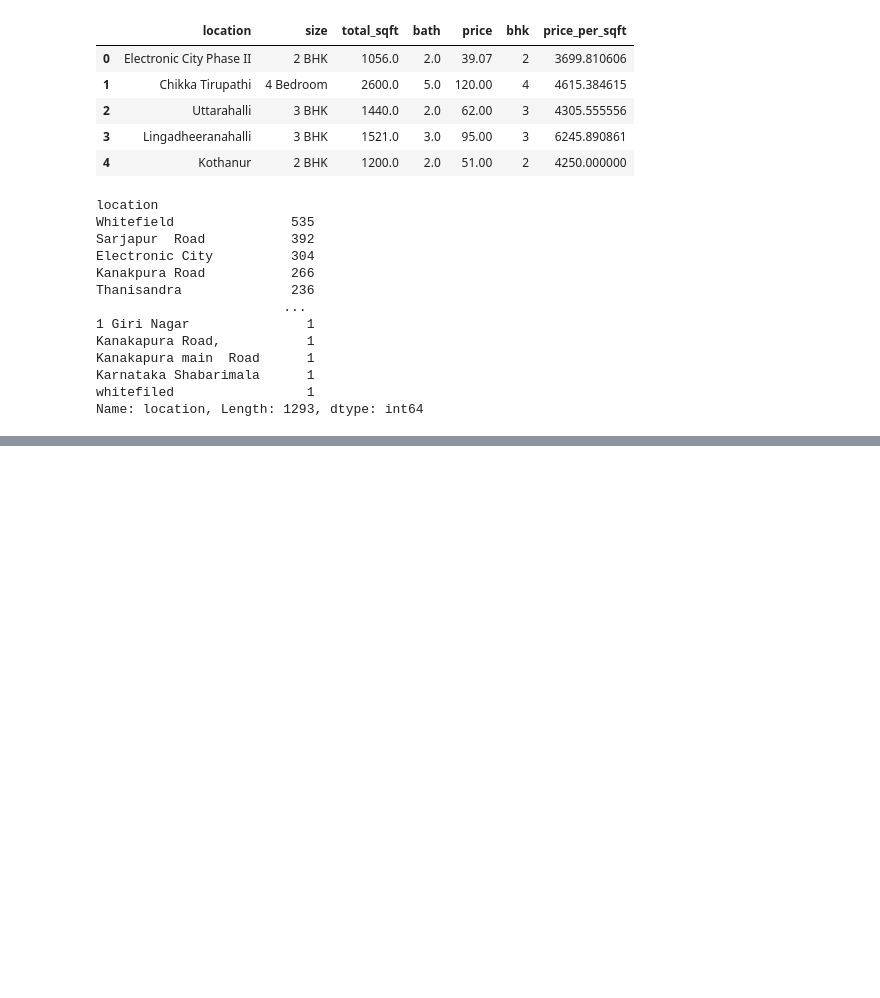
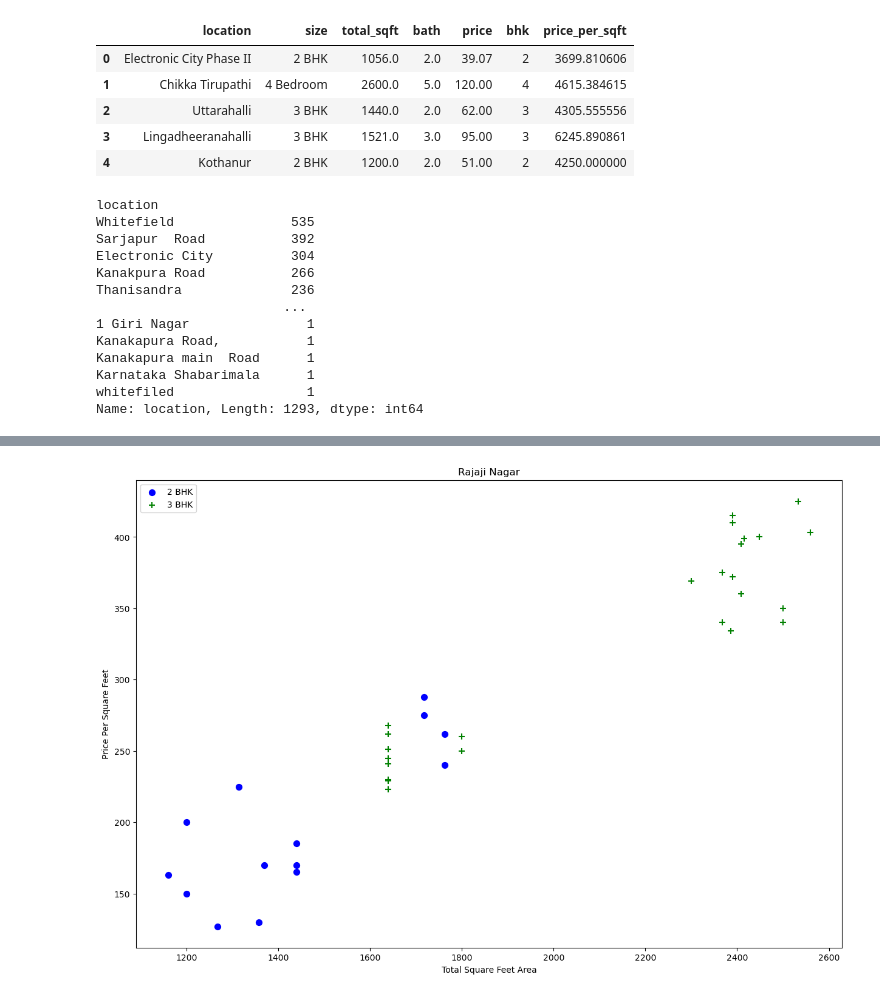
Before and after one commit to kwameg23/Portfolio-Projects, a Jupyter notebook: Real Estate Price Prediction/Real Estate Price Prediction.ipynb, the cells around one changed output, grey strips where cells are left out. Cells and saved outputs as stored; diff of their text form; code cells hidden in the pictures; blank space fills up the shorter version.

```diff
--- a/Real Estate Price Prediction/Real Estate Price Prediction.ipynb
+++ b/Real Estate Price Prediction/Real Estate Price Prediction.ipynb
@@ -189,0 +286,4 @@ Name: location, Length: 1293, dtype: int64
+# %%
+plot_scatter_chart(df8,"Rajaji Nagar")
+# %% [output]
+[figure, added]
```
Also changed, not shown: parts of 13 cells of this notebook.
